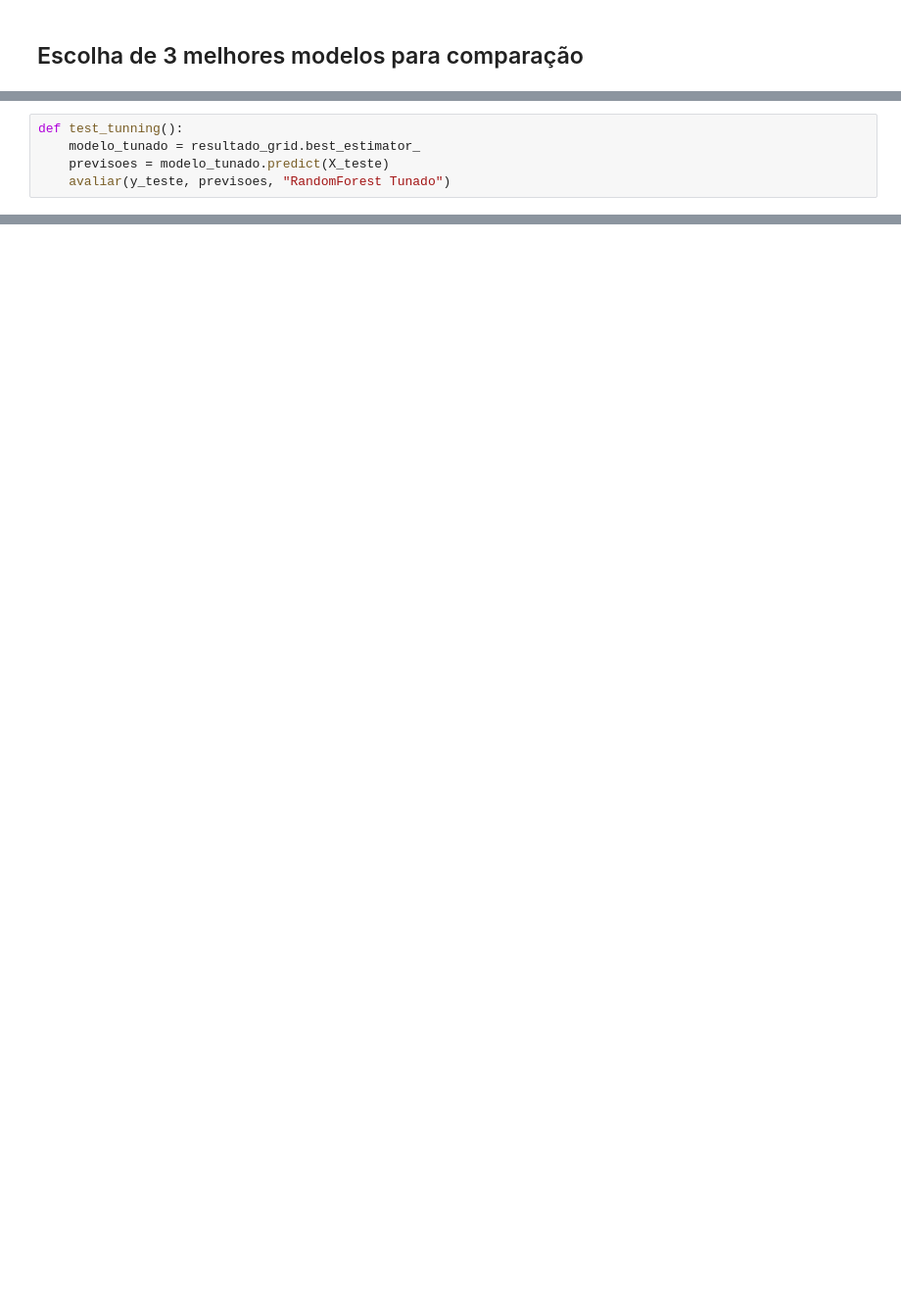
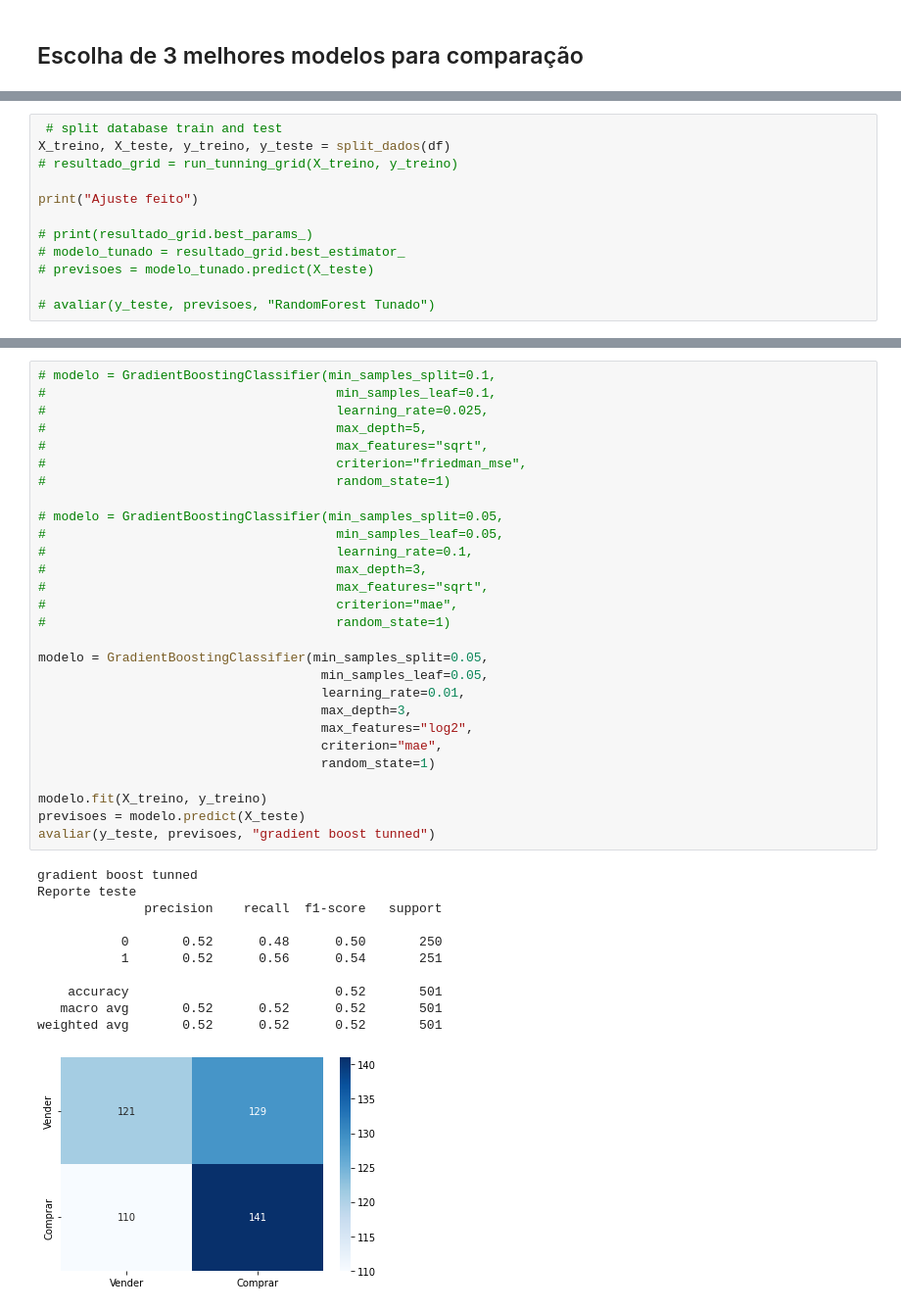
Before and after one commit to ricardomdesa/TCC-PUC-2020, a Jupyter notebook: notebooks/analise_ml.ipynb, the cells around one changed output, grey strips where cells are left out. Shown at 98% size. Cells and saved outputs as stored; diff of their text form; blank space fills up the shorter version.

Commit message:
updates tunning models

```diff
--- a/notebooks/analise_ml.ipynb
+++ b/notebooks/analise_ml.ipynb
@@ -251,6 +349,13 @@ NameError: name 'modelos' is not defined
 # %%
-def test_tunning():
-    modelo_tunado = resultado_grid.best_estimator_
-    previsoes = modelo_tunado.predict(X_teste)
-    avaliar(y_teste, previsoes, "RandomForest Tunado")
+ # split database train and test
+X_treino, X_teste, y_treino, y_teste = split_dados(df)
+# resultado_grid = run_tunning_grid(X_treino, y_treino)
+
+print("Ajuste feito")
+
+# print(resultado_grid.best_params_)
+# modelo_tunado = resultado_grid.best_estimator_
+# previsoes = modelo_tunado.predict(X_teste)
+
+# avaliar(y_teste, previsoes, "RandomForest Tunado")
 # %% [output]
@@ -268,0 +372,40 @@ weighted avg       0.53      0.53      0.53       501
+# %%
+# modelo = GradientBoostingClassifier(min_samples_split=0.1,
+#                                      min_samples_leaf=0.1,
+#                                      learning_rate=0.025,
+#                                      max_depth=5,
+#                                      max_features="sqrt",
+#                                      criterion="friedman_mse",
+#                                      random_state=1)
+
+# modelo = GradientBoostingClassifier(min_samples_split=0.05,
+#                                      min_samples_leaf=0.05,
+#                                      learning_rate=0.1,
+#                                      max_depth=3,
+#                                      max_features="sqrt",
+#                                      criterion="mae",
+#                                      random_state=1)
+
+modelo = GradientBoostingClassifier(min_samples_split=0.05,
+                                     min_samples_leaf=0.05,
+                                     learning_rate=0.01,
+                                     max_depth=3,
+                                     max_features="log2",
+                                     criterion="mae",
+                                     random_state=1)
+
+modelo.fit(X_treino, y_treino)
+previsoes = modelo.predict(X_teste)
+avaliar(y_teste, previsoes, "gradient boost tunned")
+# %% [output]
+gradient boost tunned
+Reporte teste
+              precision    recall  f1-score   support
+
+           0       0.52      0.48      0.50       250
+           1       0.52      0.56      0.54       251
+
+    accuracy                           0.52       501
+   macro avg       0.52      0.52      0.52       501
+weighted avg       0.52      0.52      0.52       501
+[figure, added]
```
Also changed, not shown: parts of 11 cells of this notebook, 6 other files.
